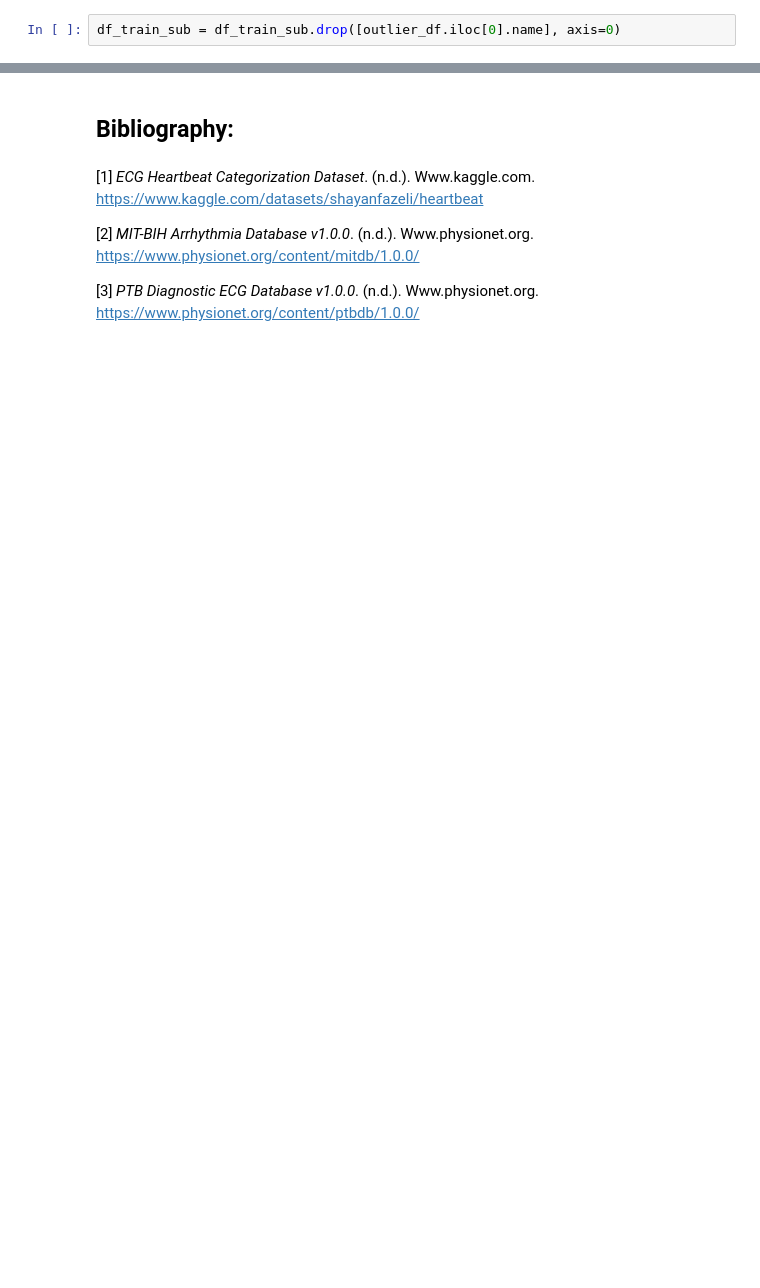
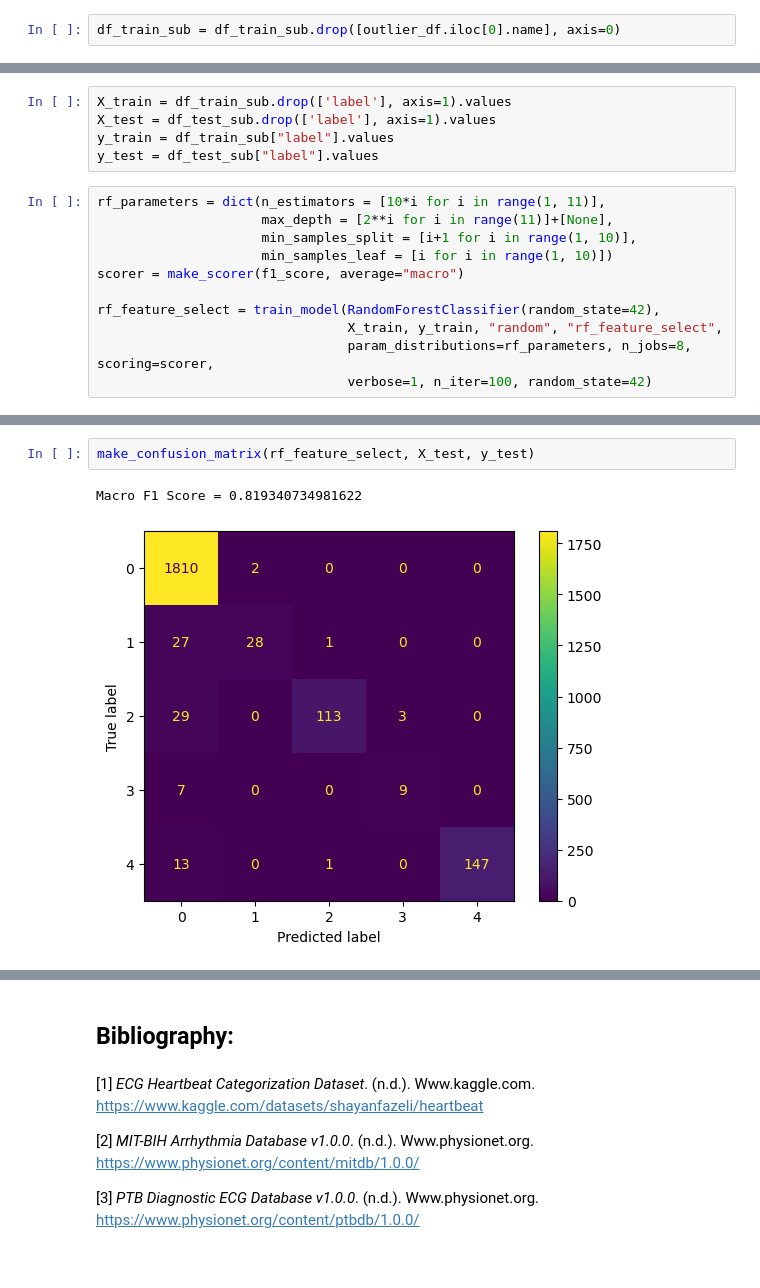
Before and after one commit to Chiuchiyin/DTSA5509-Final-Project, a Jupyter notebook: Heart Beat ECG Analysis and Classification.ipynb, the cells around one changed output, grey strips where cells are left out. Cells and saved outputs as stored; diff of their text form; blank space fills up the shorter version.

Commit message:
finished training the models
this took overnight

```diff
--- a/Heart Beat ECG Analysis and Classification.ipynb
+++ b/Heart Beat ECG Analysis and Classification.ipynb
@@ -321,0 +341,16 @@ df_train_sub = df_train_sub.drop([outlier_df.iloc[0].name], axis=0)
+# %%
+X_train = df_train_sub.drop(['label'], axis=1).values
+X_test = df_test_sub.drop(['label'], axis=1).values
+y_train = df_train_sub["label"].values
+y_test = df_test_sub["label"].values
+# %%
+rf_parameters = dict(n_estimators = [10*i for i in range(1, 11)],
+                     max_depth = [2**i for i in range(11)]+[None],
+                     min_samples_split = [i+1 for i in range(1, 10)],
+                     min_samples_leaf = [i for i in range(1, 10)])
+scorer = make_scorer(f1_score, average="macro")
+
+rf_feature_select = train_model(RandomForestClassifier(random_state=42),
+                                X_train, y_train, "random", "rf_feature_select",
+                                param_distributions=rf_parameters, n_jobs=8, scoring=scorer,
+                                verbose=1, n_iter=100, random_state=42)
@@ -321,0 +367,5 @@ df_train_sub = df_train_sub.drop([outlier_df.iloc[0].name], axis=0)
+# %%
+make_confusion_matrix(rf_feature_select, X_test, y_test)
+# %% [output]
+Macro F1 Score = 0.819340734981622
+[figure, added]
```
Also changed, not shown: parts of 47 cells of this notebook.
